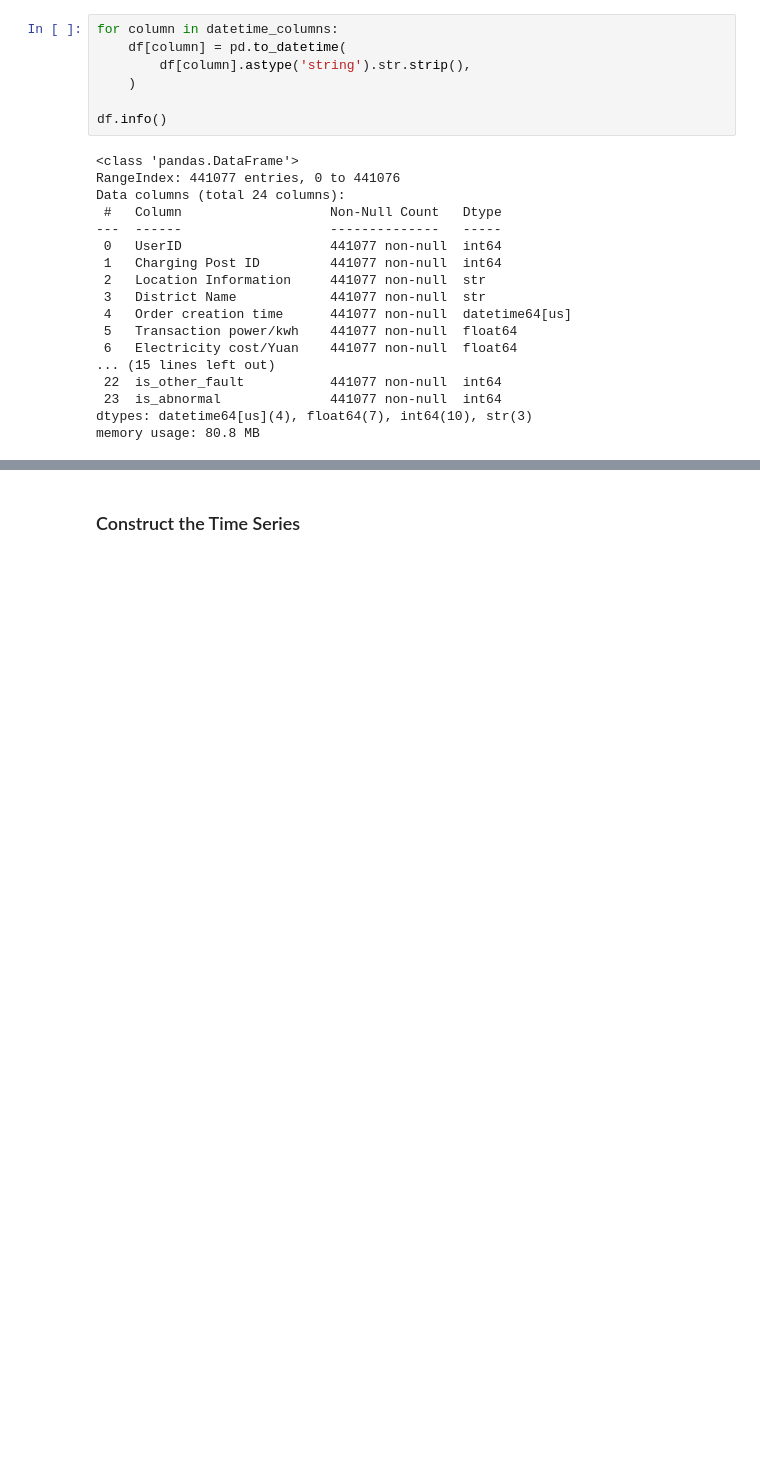
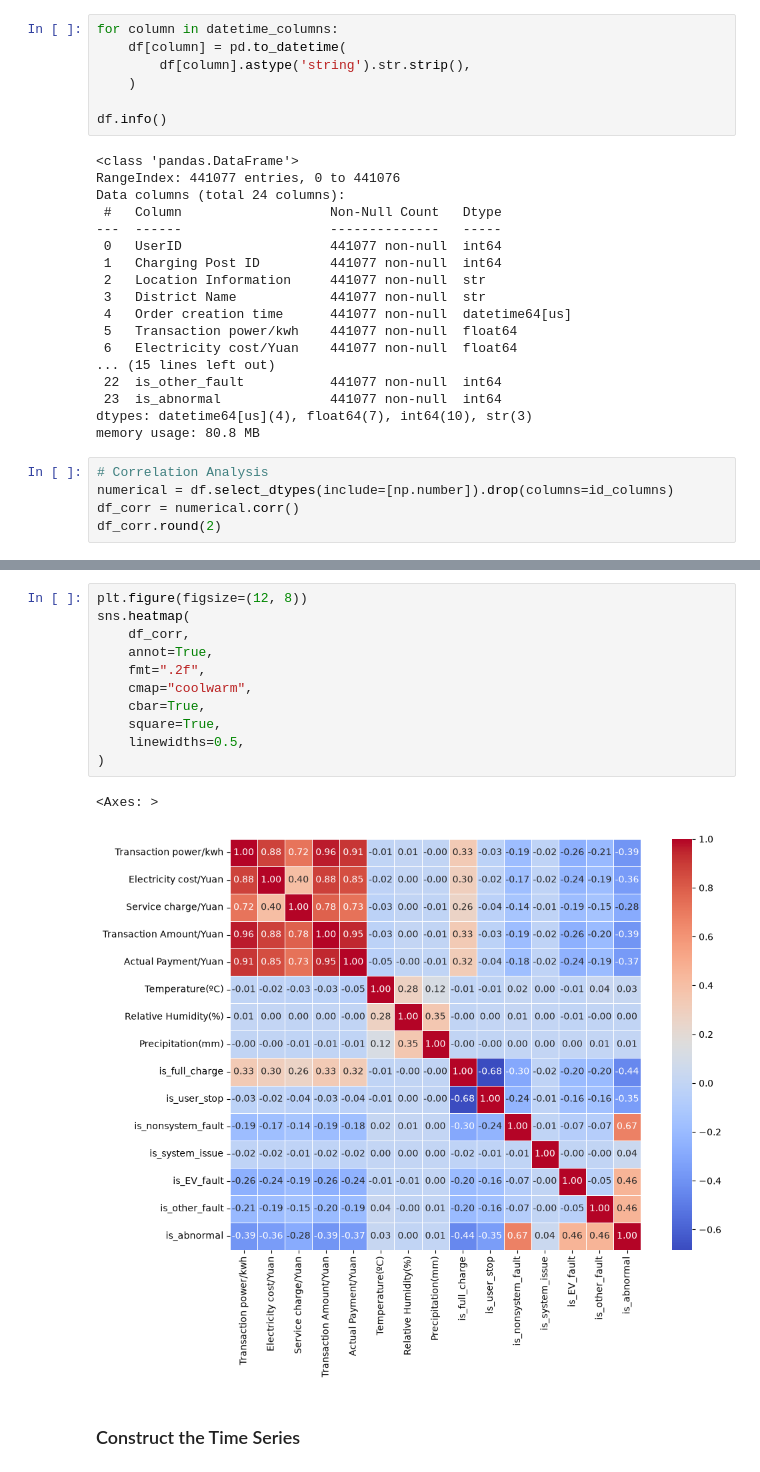
Before and after one commit to RaphaelMoragas/Minera-o_de_Dados_MEI, a Jupyter notebook: Segundo_Projeto/Task_1/Projeto_MINDD_Task1.ipynb, the cells around one changed output, grey strips where cells are left out. Cells and saved outputs as stored; diff of their text form; blank space fills up the shorter version.

```diff
--- a/Segundo_Projeto/Task_1/Projeto_MINDD_Task1.ipynb
+++ b/Segundo_Projeto/Task_1/Projeto_MINDD_Task1.ipynb
@@ -238,3 +238,8 @@ Data columns (total 24 columns):
  23  is_abnormal              441077 non-null  int64
 dtypes: datetime64[us](4), float64(7), int64(10), str(3)
 memory usage: 80.8 MB
+# %%
+# Correlation Analysis
+numerical = df.select_dtypes(include=[np.number]).drop(columns=id_columns)
+df_corr = numerical.corr()
+df_corr.round(2)
@@ -241,3 +263,17 @@ memory usage: 80.8 MB
+# %%
+plt.figure(figsize=(12, 8))
+sns.heatmap(
+    df_corr,
+    annot=True,
+    fmt=".2f",
+    cmap="coolwarm",
+    cbar=True,
+    square=True,
+    linewidths=0.5,
+)
+# %% [output]
+<Axes: >
+[figure, added]
 # %% [markdown]
 ### Construct the Time Series
 # %%
```
Also changed, not shown: parts of 11 cells of this notebook, 2 other files.
